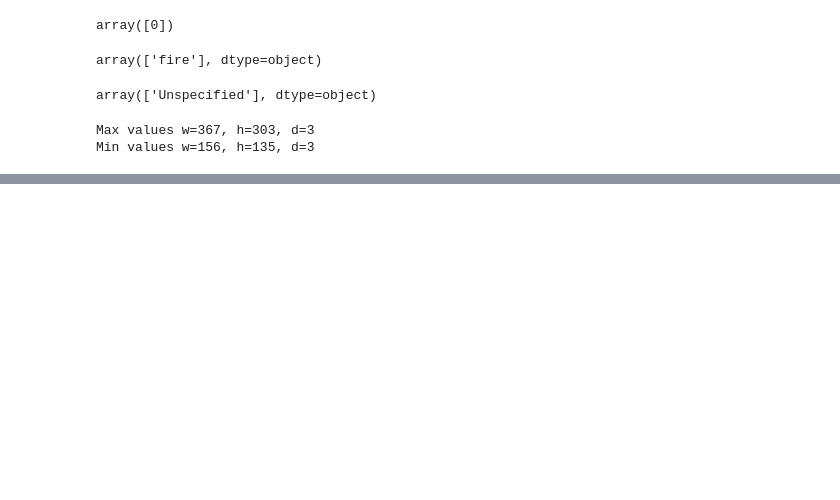
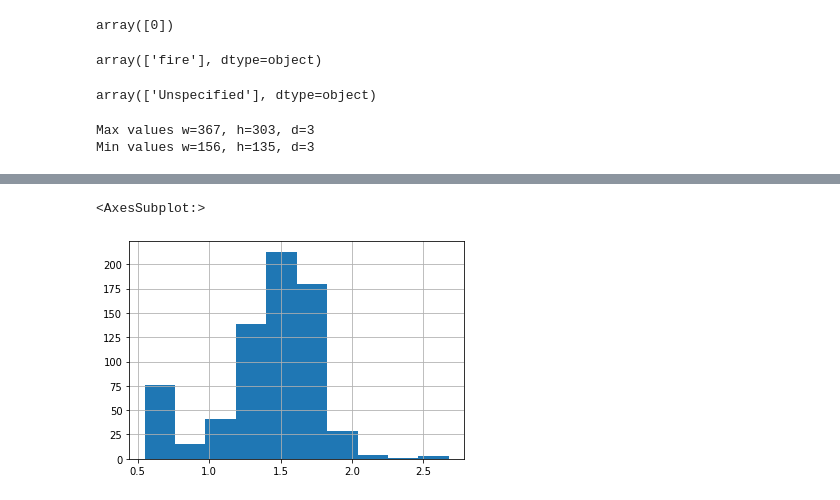
Before and after one commit to Lehsuby/fire-roadar, a Jupyter notebook: notebooks/EDA.ipynb, the cells around one changed output, grey strips where cells are left out. Cells and saved outputs as stored; diff of their text form; code cells hidden in the pictures; blank space fills up the shorter version.

```diff
--- a/notebooks/EDA.ipynb
+++ b/notebooks/EDA.ipynb
@@ -128,0 +122,5 @@ data['taken_area'].hist()
+# %%
+data['aspect_ratio'].hist()
+# %% [output]
+<AxesSubplot:>
+[figure, added]
```
Also changed, not shown: parts of 9 cells of this notebook.
